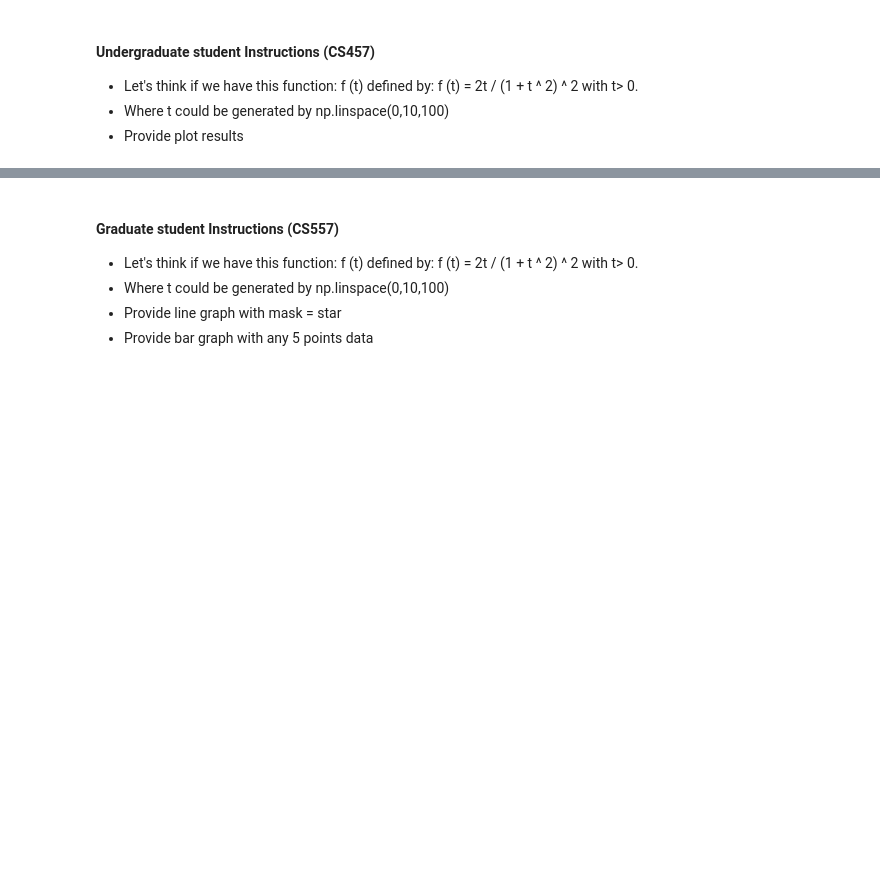
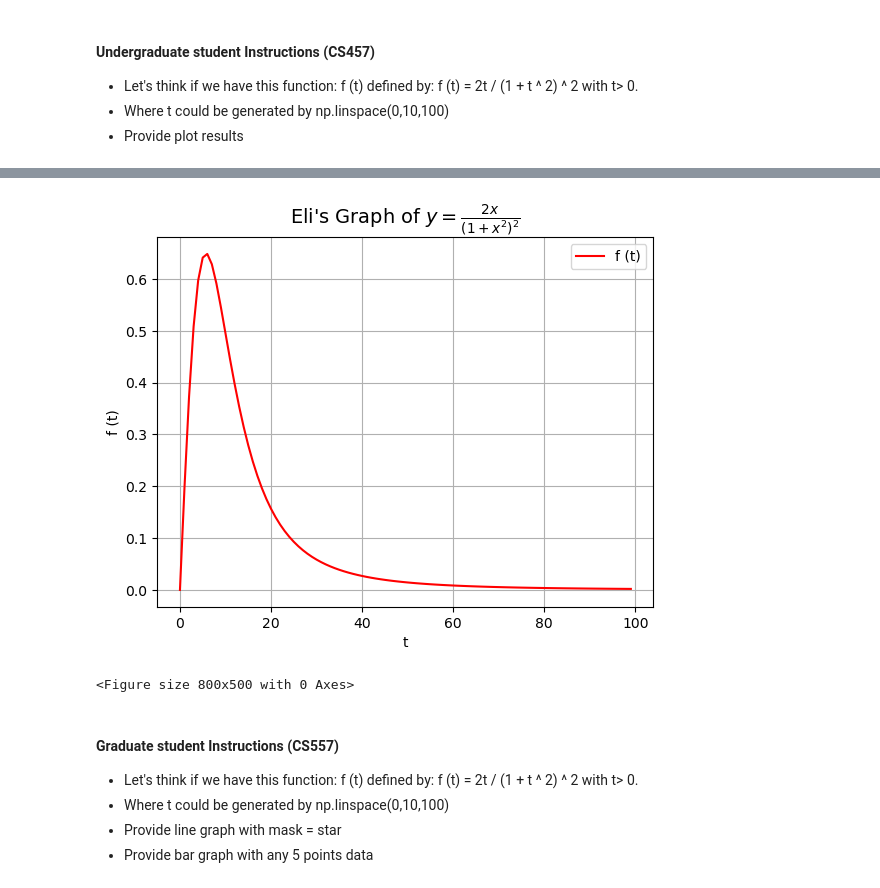
Before and after one commit to CapybarasUnited/CS457_Classwork, a Jupyter notebook: Labs/Lab1/Lab1 - Python Practice.ipynb, the cells around one changed output, grey strips where cells are left out. Saved outputs shown, nothing was run; the diff lists cells and outputs as text; code cells hidden in the pictures; blank space fills up the shorter version.

```diff
--- a/Labs/Lab1/Lab1 - Python Practice.ipynb
+++ b/Labs/Lab1/Lab1 - Python Practice.ipynb
@@ -166,0 +182,15 @@ np
+# %%
+def f(array):
+    for i in range(len(array)):
+        t = array[i]
+        if(t > 0.0):
+            temp = (2.0 * t / (1 + t ** 2) ** 2)
+        else:
+            temp = 0
+
+        array[i] = temp
+
+    return array
+
+result = f(np.linspace(0, 10, 100))
+print(result)
@@ -167,14 +215,24 @@ np
 # %%
 # Plot graph with x, y and label set the fontsize = 14
 # Plot <Your Name> + title and set the fontsize = 14
 # plot size as (8,5)
 # plot with legend
 # plot with grid
 
+x = range(len(result))
+fig, ax = plt.subplots()
+ax.plot(x, result, color='red', linestyle='-', label = 'f (t)')
+ax.set_xlabel("t")
+ax.set_ylabel("f (t)")
+plt.title("Eli's Graph of $y = \\frac{2x}{(1+x^2)^2}$", fontsize = 14)
+ax.legend()
+ax.grid()
 
-plt.title("<Your Name> + Graph of $y = \\frac{2x}{(1+x^2)^2}$", fontsize=14)
-
+f = plt.figure(figsize=(8,5))
 plt.show()
+# %% [output]
+[figure, added]
+<Figure size 800x500 with 0 Axes>
 # %% [markdown]
 #### Graduate student Instructions (CS557)
 
```
Also changed, not shown: parts of 15 cells of this notebook, 1 other file.
